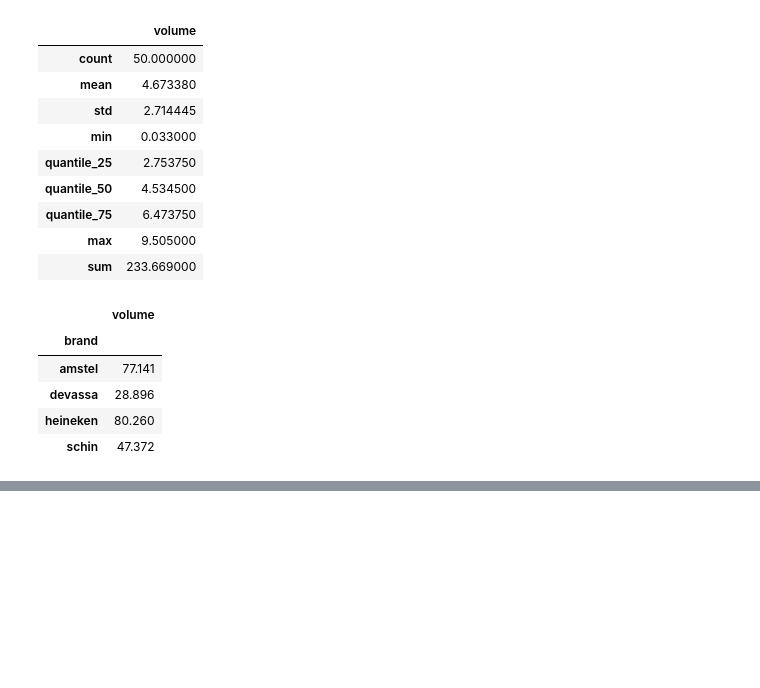
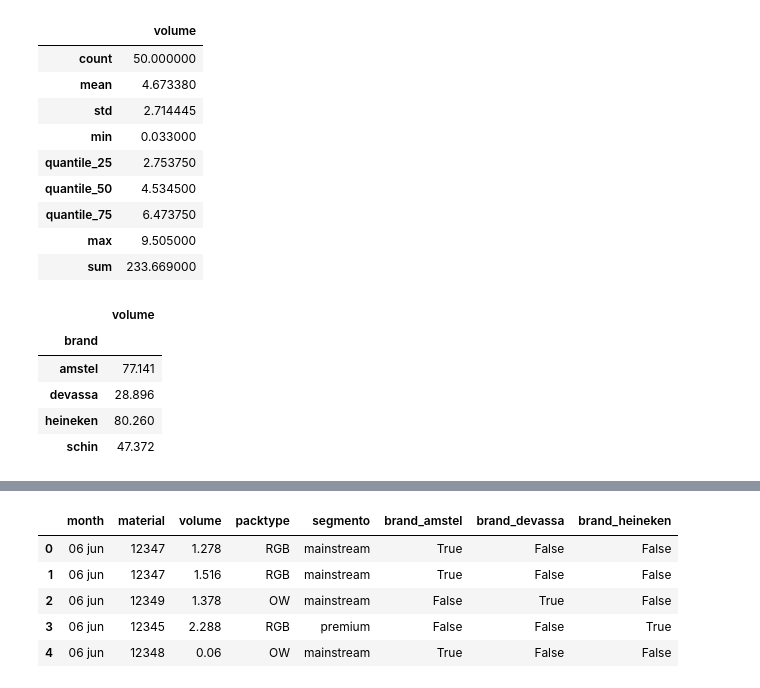
Before and after one commit to deathccino/pandas_exercises, a Jupyter notebook: own notebooks/aggregations.ipynb, the cells around one changed output, grey strips where cells are left out. Saved outputs shown, nothing was run; the diff lists cells and outputs as text; code cells hidden in the pictures; blank space fills up the shorter version.

```diff
--- a/own notebooks/aggregations.ipynb
+++ b/own notebooks/aggregations.ipynb
@@ -110,0 +144,10 @@ sales_bybrand
+# %%
+#one hot encoding, which separates the 3 values in brand column into 3 new columns, each with truee or false
+pd.get_dummies(data=sales_full, columns=['brand']).head()
+# %% [output]
+|  | month | material | volume | packtype | segmento | brand_amstel | brand_devassa | brand_heineken |
+| 0 | 06 jun | 12347 | 1.278 | RGB | mainstream | True | False | False |
+| 1 | 06 jun | 12347 | 1.516 | RGB | mainstream | True | False | False |
+| 2 | 06 jun | 12349 | 1.378 | OW | mainstream | False | True | False |
+| 3 | 06 jun | 12345 | 2.288 | RGB | premium | False | False | True |
+| 4 | 06 jun | 12348 | 0.06 | OW | mainstream | True | False | False |
```
Also changed, not shown: parts of 5 cells of this notebook, 8 other files.
